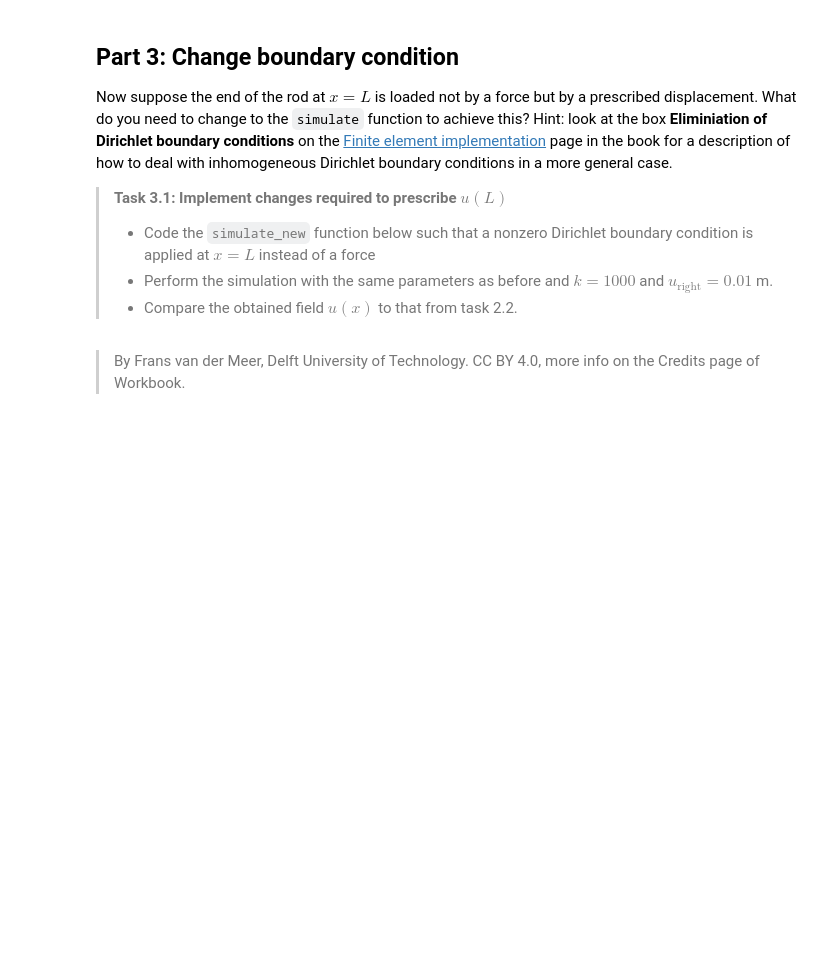
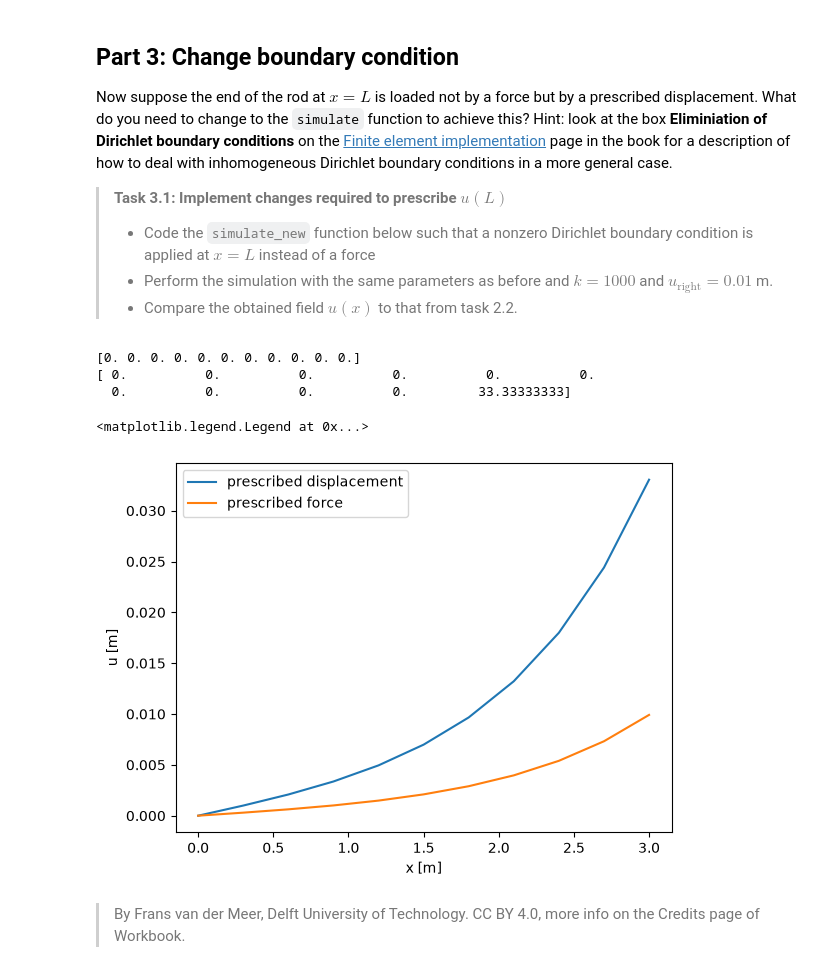
Before and after one commit to Charliephben/WS2.2, a Jupyter notebook: WS_2_2.ipynb, the cells around one changed output. Saved outputs shown, nothing was run; the diff lists cells and outputs as text; code cells hidden in the pictures; blank space fills up the shorter version.

```diff
--- a/WS_2_2.ipynb
+++ b/WS_2_2.ipynb
@@ -91,17 +231,50 @@ Now suppose the end of the rod at $x=L$ is loaded not by a force but by a prescr
 # %%
 def simulate_new(n_element,
                  length=3,
                  EA=1e3,
                  k=1000,
                  u_right=0.01,
-                 q_load=0
+                 q_load=10
     ):
-### YOUR CODE HERE ###
+
+    n_node = n_element + 1 # number of nodes
+
+    dx = length/n_element
+    x = np.linspace(0,length,n_node)
+
+    # Assmemble K for the rod problem
+    K = assemble_global_K(length, n_element, EA, k)
+
+    # Assemble f first with distributed load only
+    f = assemble_global_f(length, n_element, q_load)
+    print(f)
+
+    # Add boundary conditions to f
+    f[n_node-1] += u_right*(EA/dx)
+    print(f)
+
+    # Initialize vector u with displacements
+    u = np.zeros(n_node)
+
+    # Solve the system for unknown displacements
+    K_inv = np.linalg.inv(K[1:n_node, 1:n_node])
+    u[1:n_node] = np.dot(K_inv, f[1:n_node])
+
+    return x, u
 
 
 x,u = simulate_new(10, q_load=0, u_right=0.01)
-plt.plot(x,u)
+x1,u1 = simulate(10)
+plt.plot(x,u, label='prescribed displacement')
+plt.plot(x1, u1, label='prescribed force')
 plt.xlabel('x [m]')
 plt.ylabel('u [m]')
+plt.legend()
+# %% [output]
+[0. 0. 0. 0. 0. 0. 0. 0. 0. 0. 0.]
+[ 0.          0.          0.          0.          0.          0.
+  0.          0.          0.          0.         33.33333333]
+<matplotlib.legend.Legend at 0x...>
+[figure, added]
 # %% [markdown]
 > By Frans van der Meer, Delft University of Technology. CC BY 4.0, more info on the Credits page of Workbook.
```
Also changed, not shown: parts of 3 cells of this notebook.
